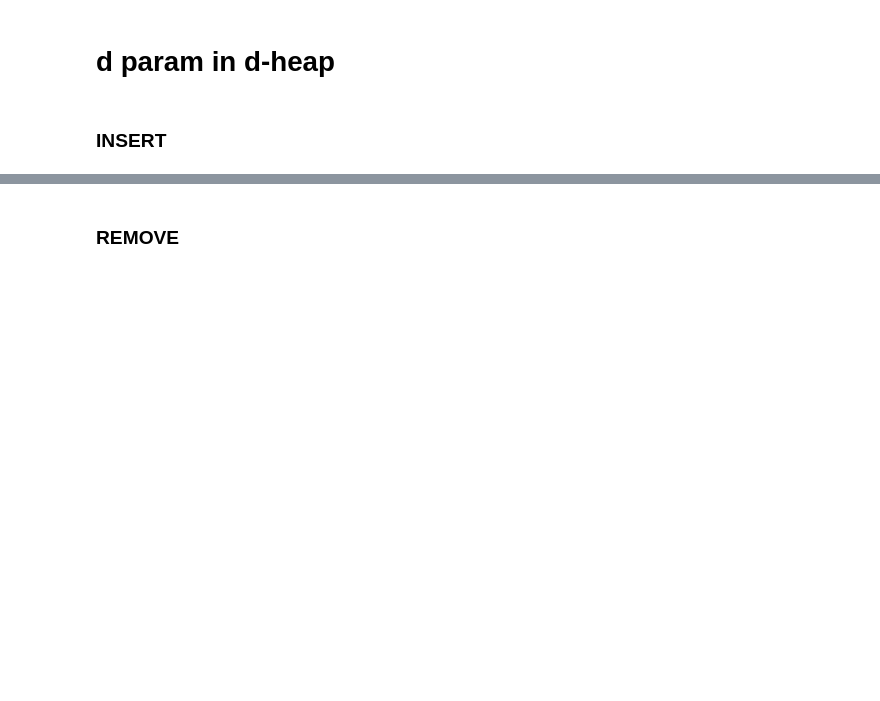
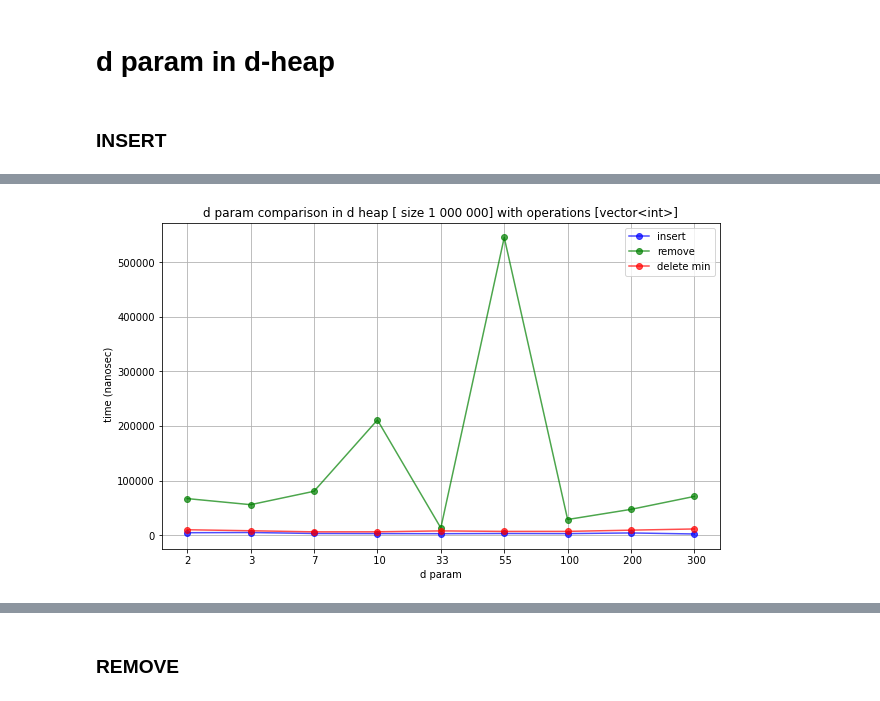
Before and after one commit to DaniilRoman/heaps_comparison, a Jupyter notebook: chart/chart.ipynb, the cells around one changed output, grey strips where cells are left out. Drawn from its saved outputs; the diff is of its cells as text; code cells hidden in the pictures; blank space fills up the shorter version.

```diff
--- a/chart/chart.ipynb
+++ b/chart/chart.ipynb
@@ -10,0 +62,4 @@ import seaborn as sns
+# %%
+drawChartDParamInDHeap('vector<int>')
+# %% [output]
+[figure, added]
```
Also changed, not shown: parts of 23 cells of this notebook, 6 other files.
